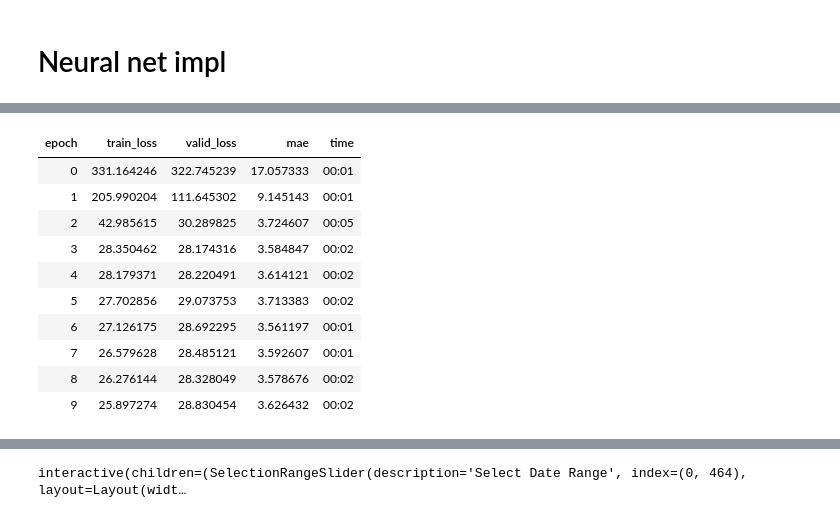
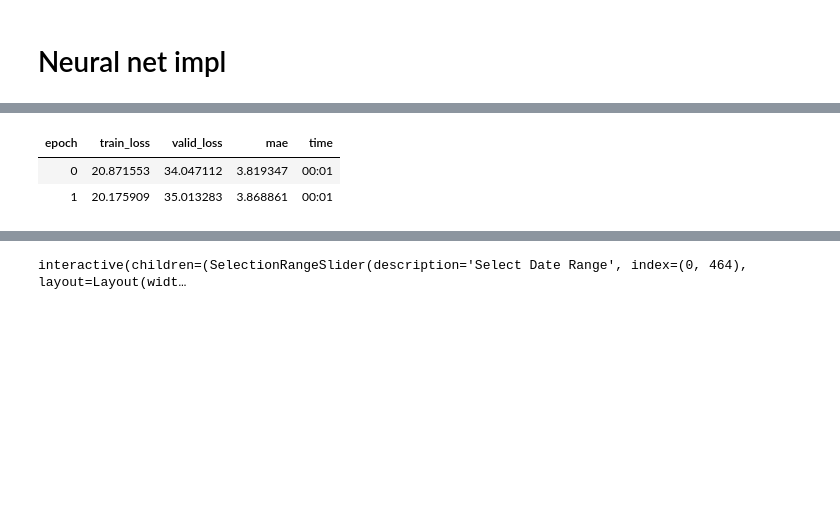
Before and after one commit to Magellol/montreal-aqi-predictions, a Jupyter notebook: index.ipynb, the cells around one changed output, grey strips where cells are left out. Saved outputs shown, nothing was run; the diff lists cells and outputs as text; code cells hidden in the pictures; blank space fills up the shorter version.

```diff
--- a/index.ipynb
+++ b/index.ipynb
@@ -293,13 +293,13 @@ len(merged.loc[train_idxs]), len(valid_idxs)
 # %%
 dls = TabularPandas(
   merged,
-  procs=[Normalize],
-  cat_names=[],
-  cont_names=['year', 'month', 'day', 'weekday', 'hour', "precip", "temp", "rel_humid"],
+  procs=[Categorify, Normalize],
+  cat_names=['weekday', 'hour', 'month', 'day'],
+  cont_names=['year', "precip", "temp", "rel_humid"],
   y_names=['valeur'],
   splits=(train_idxs, valid_idxs),
   y_block=RegressionBlock()
-).dataloaders(bs=512)
+).dataloaders(bs=1024)
 
 dls.show_batch()
 # %% [output]
@@ -327,17 +327,9 @@ SuggestedLRs(valley=0.019054606556892395, slide=6.309573450380412e-07)
 # %%
-learn.fit_one_cycle(10, 0.002)
+learn.fit_one_cycle(2, 0.001)
 # %% [output]
 | epoch | train_loss | valid_loss | mae | time |
-| 0 | 331.164246 | 322.745239 | 17.057333 | 00:01 |
-| 1 | 205.990204 | 111.645302 | 9.145143 | 00:01 |
-| 2 | 42.985615 | 30.289825 | 3.724607 | 00:05 |
-| 3 | 28.350462 | 28.174316 | 3.584847 | 00:02 |
-| 4 | 28.179371 | 28.220491 | 3.614121 | 00:02 |
-| 5 | 27.702856 | 29.073753 | 3.713383 | 00:02 |
-| 6 | 27.126175 | 28.692295 | 3.561197 | 00:01 |
-| 7 | 26.579628 | 28.485121 | 3.592607 | 00:01 |
-| 8 | 26.276144 | 28.328049 | 3.578676 | 00:02 |
-| 9 | 25.897274 | 28.830454 | 3.626432 | 00:02 |
+| 0 | 20.871553 | 34.047112 | 3.819347 | 00:01 |
+| 1 | 20.175909 | 35.013283 | 3.868861 | 00:01 |
 # %%
 def mk_analysis_df(df, preds):
   return pd.DataFrame({'datetime': df['datetime'],
```
Also changed, not shown: parts of 4 cells of this notebook.
